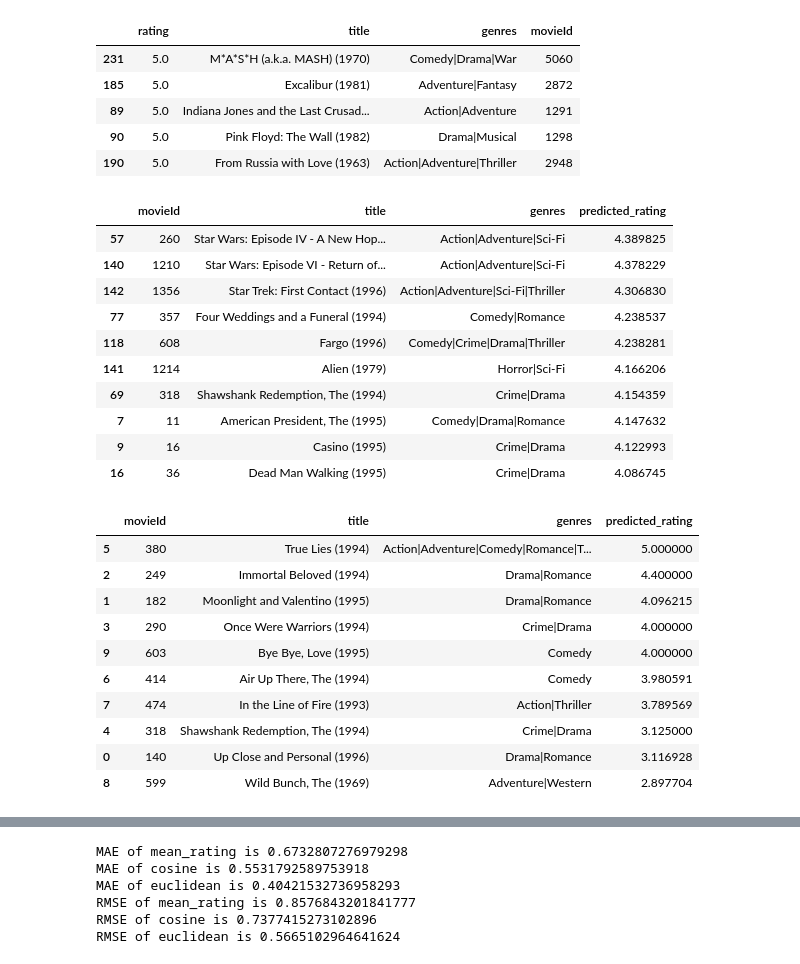
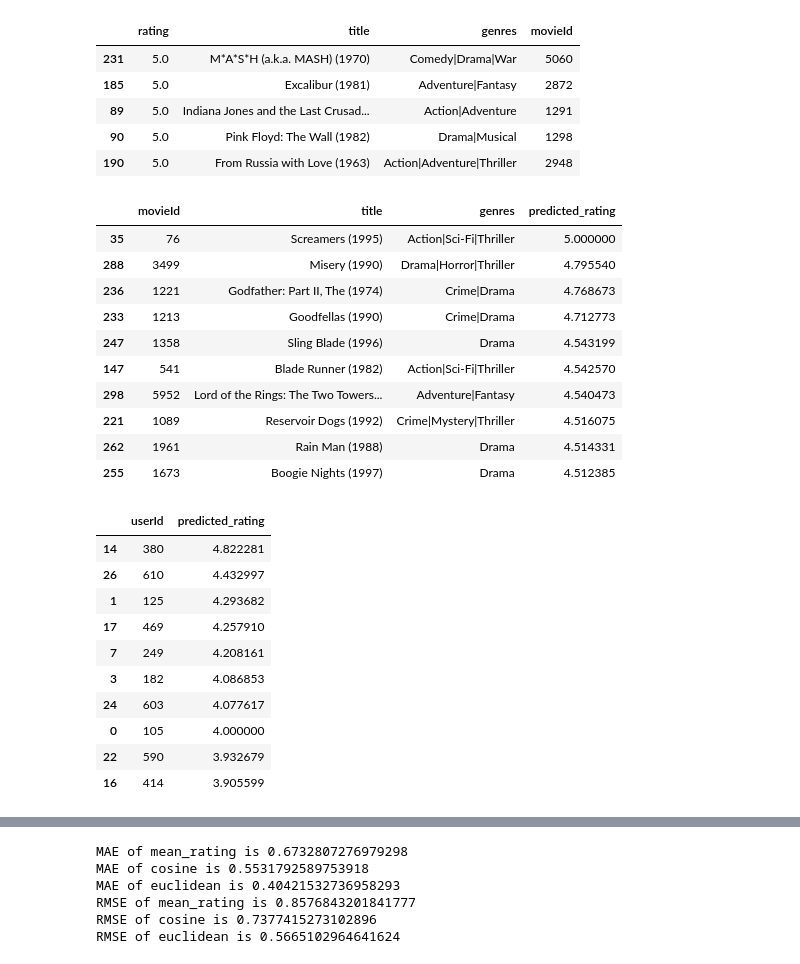
Before and after one commit to dzuhyoosg/Movie-Recommendation-System-2, a Jupyter notebook: MRS.ipynb, the cells around one changed output, grey strips where cells are left out. Saved outputs shown, nothing was run; the diff lists cells and outputs as text; code cells hidden in the pictures.

```diff
--- a/MRS.ipynb
+++ b/MRS.ipynb
@@ -181,8 +198,9 @@ def predictRating(id_num, nn=50, simFunc=distance_euclidean, kind = 'user') :
         neighbor_movie = UM_matrix_ds.loc[neighbor_id].dropna(1, how = 'all', thresh = 2)
         # User id x DataFrame of movie id. However, if the NaN of the column is 4 or more, it is deleted.
 
-        neighbor_dic = (dict(neighbor))
-        ret = [] #['movieId', 'predictedRate']
+        neighbor_dic = dict(neighbor)
+        ret = []
+        #['movieId', 'predictedRate']
 
         # iterate through each column key: userid, column: movieid, value: rating
         for movieId, row in neighbor_movie.iteritems():
@@ -249,40 +267,45 @@ ratingMovies(1).head()
 | 90 | 5.0 | Pink Floyd: The Wall (1982) | Drama|Musical | 1298 |
 | 190 | 5.0 | From Russia with Love (1963) | Action|Adventure|Thriller | 2948 |
 # %%
-def join_movie_info(predicted_result):
-    predicted_ratings = pd.DataFrame(predicted_result, columns=['movieId', 'predicted_rating'])
-    result_ds = pd.merge(movies[movies.movieId > 0], predicted_ratings, on=['movieId'])
-    return result_ds.sort_values(by=['predicted_rating'], ascending=False)
+def join_movie_info(predicted_result, movie = 1, kind = 'user'):
+    if (kind == 'user'):
+        predicted_ratings = pd.DataFrame(predicted_result, columns=['movieId', 'predicted_rating'])
+        result_ds = pd.merge(movies[movies.movieId > 0], predicted_ratings, on=['movieId'])
+        return result_ds.sort_values(by=['predicted_rating'], ascending=False)
 
-result_user = predictRating(50, kind = 'user')
-result_item = predictRating(1, kind = 'item')
-join_movie_info(result_user).head(10)
+    elif (kind == 'item'):
+        predicted_ratings = pd.DataFrame(predicted_result, columns=['userId', 'predicted_rating'])
+        return predicted_ratings.sort_values(by=['predicted_rating'], ascending=False)
+
+result_user = predictRating(50, kind = 'user') # prediction of user #50
+result_item = predictRating(1, kind = 'item') # prediction of movie #1
+join_movie_info(result_user, kind = 'user').head(10)
 # %% [output]
 |  | movieId | title | genres | predicted_rating |
-| 57 | 260 | Star Wars: Episode IV - A New Hop... | Action|Adventure|Sci-Fi | 4.389825 |
-| 140 | 1210 | Star Wars: Episode VI - Return of... | Action|Adventure|Sci-Fi | 4.378229 |
-| 142 | 1356 | Star Trek: First Contact (1996) | Action|Adventure|Sci-Fi|Thriller | 4.306830 |
-| 77 | 357 | Four Weddings and a Funeral (1994) | Comedy|Romance | 4.238537 |
-| 118 | 608 | Fargo (1996) | Comedy|Crime|Drama|Thriller | 4.238281 |
-| 141 | 1214 | Alien (1979) | Horror|Sci-Fi | 4.166206 |
-| 69 | 318 | Shawshank Redemption, The (1994) | Crime|Drama | 4.154359 |
-| 7 | 11 | American President, The (1995) | Comedy|Drama|Romance | 4.147632 |
-| 9 | 16 | Casino (1995) | Crime|Drama | 4.122993 |
-| 16 | 36 | Dead Man Walking (1995) | Crime|Drama | 4.086745 |
+| 35 | 76 | Screamers (1995) | Action|Sci-Fi|Thriller | 5.000000 |
+| 288 | 3499 | Misery (1990) | Drama|Horror|Thriller | 4.795540 |
+| 236 | 1221 | Godfather: Part II, The (1974) | Crime|Drama | 4.768673 |
+| 233 | 1213 | Goodfellas (1990) | Crime|Drama | 4.712773 |
+| 247 | 1358 | Sling Blade (1996) | Drama | 4.543199 |
+| 147 | 541 | Blade Runner (1982) | Action|Sci-Fi|Thriller | 4.542570 |
+| 298 | 5952 | Lord of the Rings: The Two Towers... | Adventure|Fantasy | 4.540473 |
+| 221 | 1089 | Reservoir Dogs (1992) | Crime|Mystery|Thriller | 4.516075 |
+| 262 | 1961 | Rain Man (1988) | Drama | 4.514331 |
+| 255 | 1673 | Boogie Nights (1997) | Drama | 4.512385 |
 # %%
-join_movie_info(result_item).head(10)
+join_movie_info(result_item, kind = 'item').head(10)
 # %% [output]
-|  | movieId | title | genres | predicted_rating |
-| 5 | 380 | True Lies (1994) | Action|Adventure|Comedy|Romance|T... | 5.000000 |
-| 2 | 249 | Immortal Beloved (1994) | Drama|Romance | 4.400000 |
-| 1 | 182 | Moonlight and Valentino (1995) | Drama|Romance | 4.096215 |
-| 3 | 290 | Once Were Warriors (1994) | Crime|Drama | 4.000000 |
-| 9 | 603 | Bye Bye, Love (1995) | Comedy | 4.000000 |
-| 6 | 414 | Air Up There, The (1994) | Comedy | 3.980591 |
-| 7 | 474 | In the Line of Fire (1993) | Action|Thriller | 3.789569 |
-| 4 | 318 | Shawshank Redemption, The (1994) | Crime|Drama | 3.125000 |
-| 0 | 140 | Up Close and Personal (1996) | Drama|Romance | 3.116928 |
-| 8 | 599 | Wild Bunch, The (1969) | Adventure|Western | 2.897704 |
+|  | userId | predicted_rating |
+| 14 | 380 | 4.822281 |
+| 26 | 610 | 4.432997 |
+| 1 | 125 | 4.293682 |
+| 17 | 469 | 4.257910 |
+| 7 | 249 | 4.208161 |
+| 3 | 182 | 4.086853 |
+| 24 | 603 | 4.077617 |
+| 0 | 105 | 4.000000 |
+| 22 | 590 | 3.932679 |
+| 16 | 414 | 3.905599 |
 # %%
 # 5th user's star rating
 userId=1
```
Also changed, not shown: parts of 12 cells of this notebook.
